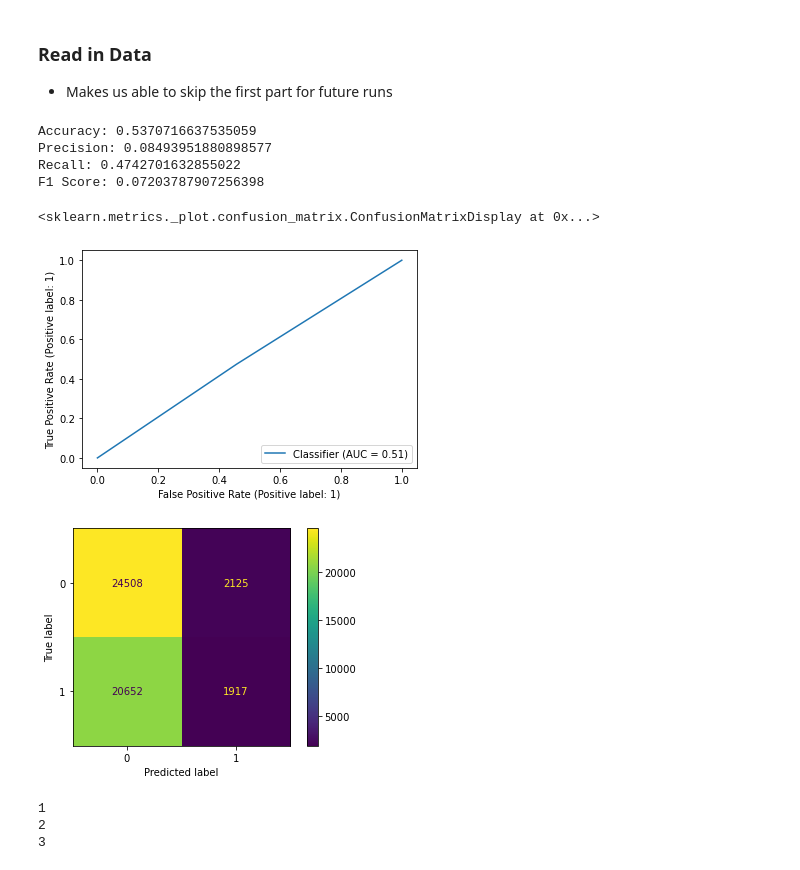
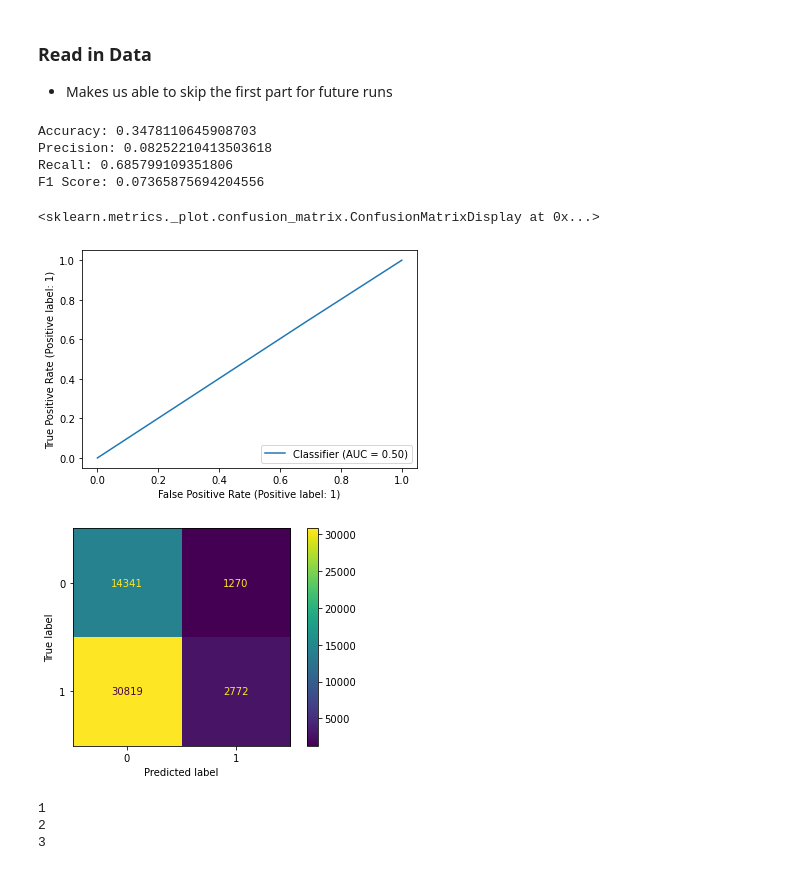
Before and after one commit to kaanan99/403-Project2, a Jupyter notebook: Project_2.ipynb, the cells around one changed output. Cells and saved outputs as stored; diff of their text form; code cells hidden in the pictures.

```diff
--- a/Project_2.ipynb
+++ b/Project_2.ipynb
@@ -163,7 +163,7 @@ def gradient_descent_logistic_with_penalty(X, y, learning_rate_val, threshold, L
     print(gradient_total)
   return betas
 
-def lda_kaanan(x, y):
+def lda_new(x, y):
   x["Target"] = y
   ones = x[x["Target"] == 1].drop(columns=["Target"])
   zeros = x[x["Target"] == 0].drop(columns=["Target"])
@@ -175,10 +175,17 @@ def lda_kaanan(x, y):
 
   mean1 = np.matrix(np.mean(ones, axis = 0))
   mean2 = np.matrix(np.mean(zeros, axis = 0))
+  mean_diff = (mean1 - mean2).transpose()
+  mean_sum = (mean1 + mean2).transpose()
+  #print(mean_diff)
 
-  w = (mean1 - mean2) * pooled_cov_inv
-  log_prob = log2(ones.shape[0]/zeros.shape[0])
-  c = np.array(.5 * ((mean1-mean2) * pooled_cov_inv * np.matrix(mean1 + mean2).transpose())).flatten()[0] - log_prob
+  w = pooled_cov_inv * mean_diff
+  p1 = len(ones)/len(x)
+  p0 = len(zeros)/len(x)
+  log_prob = log(p1/p0)
+
+  c = log_prob - ((.5 * mean_sum.transpose()) * w)
+
   return (w, c)
 
 def lda_model(X_train, y_train):
@@ -242,25 +249,25 @@ X_train, X_test, y_train, y_test = train_test_split(df.drop(columns=["TARGET"]),
 # %%
 X_train, X_validation, y_train, y_validation = train_test_split(X_train, y_train, test_size = .2, random_state = 42)
 # %%
-w, c = lda_kaanan(X_train, y_train)
-nums = np.array((np.matrix(X_validation) * w.transpose()) - c).flatten()
+w, c = lda_new(X_train, y_train)
+nums = np.array((np.matrix(X_validation) * w)).flatten()
 predictions = []
 for x in nums:
-  if x > 0:
+  if x > -1 * c[0]:
     predictions.append(1)
   else:
     predictions.append(0)
 get_metrics(predictions, np.array(y_validation))
 cm = confusion_matrix(predictions, np.array(y_validation))
 ConfusionMatrixDisplay(confusion_matrix=cm).plot()
 # %% [output]
-Accuracy: 0.5370716637535059
-Precision: 0.08493951880898577
-Recall: 0.4742701632855022
-F1 Score: 0.07203787907256398
+Accuracy: 0.3478110645908703
+Precision: 0.08252210413503618
+Recall: 0.685799109351806
+F1 Score: 0.07365875694204556
 <sklearn.metrics._plot.confusion_matrix.ConfusionMatrixDisplay at 0x...>
 [figure]
-[figure, old version]
+[figure, new version]
 # %%
 w, c = lda_model(X_train, y_train)
 print("Done")
```
Also changed, not shown: parts of 2 cells of this notebook.
